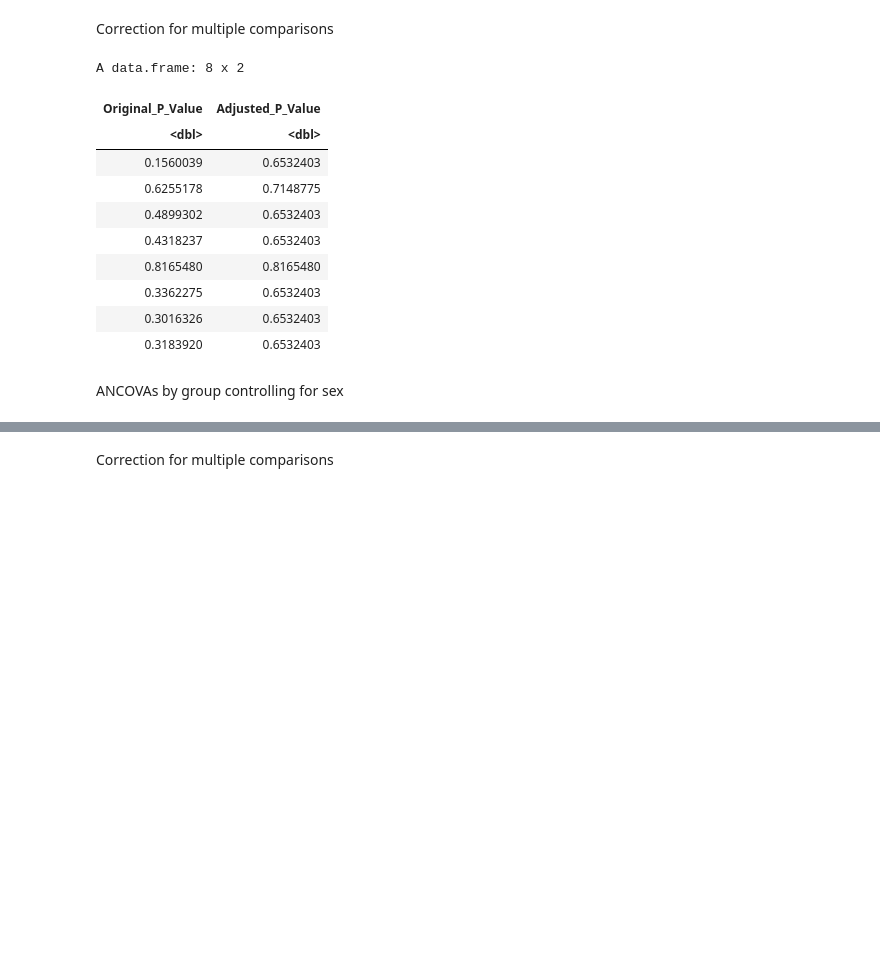
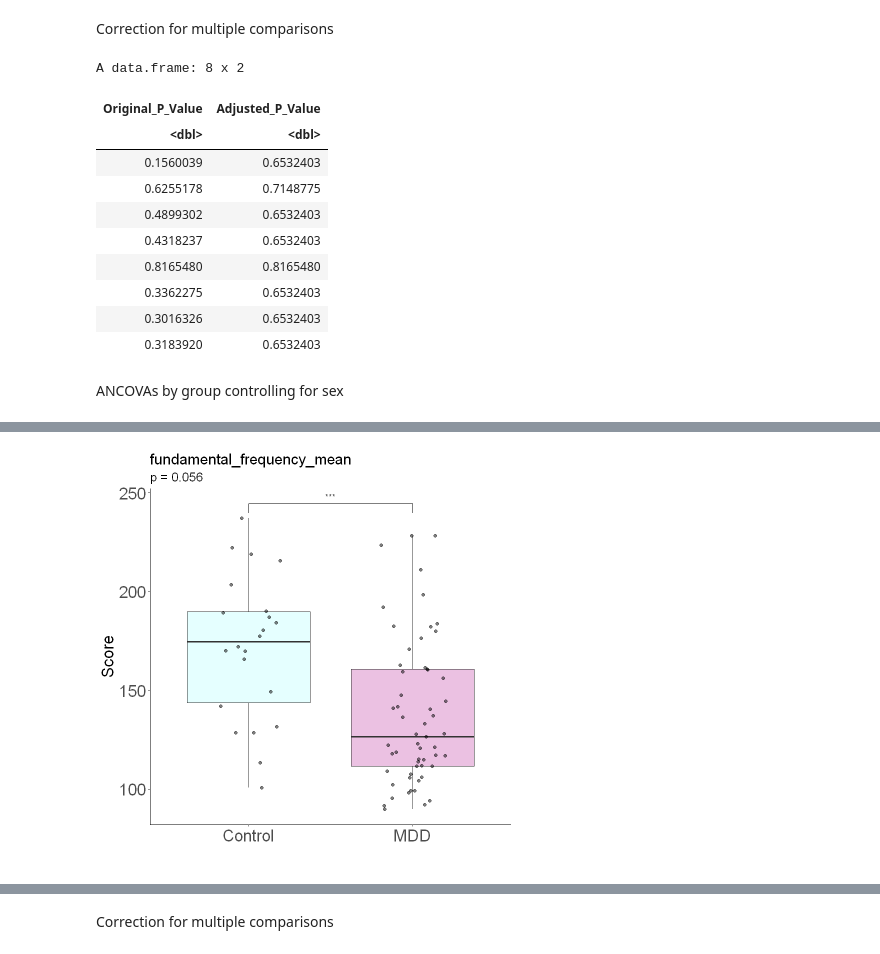
Before and after one commit to micwiseman/Winterlight_GH, a Jupyter notebook: speech_baselin_SOBP.ipynb, the cells around one changed output, grey strips where cells are left out. Drawn from its saved outputs; the diff is of its cells as text; code cells hidden in the pictures; blank space fills up the shorter version.

```diff
--- a/speech_baselin_SOBP.ipynb
+++ b/speech_baselin_SOBP.ipynb
@@ -375,3 +458,99 @@ A data.frame: 8 x 2
 | 0.3183920 | 0.6532403 |
 # %% [markdown]
 ANCOVAs by group controlling for sex
+# %%
+library(ggplot2)
+library(dplyr)
+library(car)
+install.packages("ggpubr")
+library(ggpubr)
+
+covariates <- c("sex", "age_learned_english", "age_screening")
+
+# Initialize lists and data frames
+plots <- list()
+results_ancova <- list()
+# Extend the dataframe to include mean and SD for each group
+ancova_stats_df <- data.frame(Variable = character(),
+                              F_Value = numeric(),
+                              Pr_F = numeric(),
+                              Df = numeric(),
+                              Partial_Eta_Squared = numeric(),
+                              Mean_MDD = numeric(),
+                              SD_MDD = numeric(),
+                              Mean_Control = numeric(),
+                              SD_Control = numeric(),
+                              stringsAsFactors = FALSE)
+
+# Filter your data
+WL_jou_bl_feeling <- WL_full_jou_bl %>% filter(stimulus_filename == "en_instruction_journal_feeling.mp3")
+
+p_values_ancovas <- c()
+
+# Loop through each speech variable
+for (s in speech_variables) {
+    filtered_data <- WL_jou_bl_feeling[!is.na(WL_jou_bl_feeling$participant_group), ]
+
+    formula <- as.formula(paste(s, "~ participant_group +", paste(covariates, collapse = " + ")))
+    model <- lm(formula, data = filtered_data)
+
+    ancova <- Anova(model, type = "III")
+    results_ancova[[s]] <- ancova
+
+    p_value <- ancova$`Pr(>F)`[2]
+    f_value <- ancova$`F`[2]
+    df1 <- ancova$`Df`[1]
+    df2 <- ancova$`Df`[2]
+    ss_effect <- ancova$`Sum Sq`[2]
+    ss_error <- ancova$`Sum Sq`[6]
+    partial_eta_squared <- ss_effect / (ss_effect + ss_error)
+
+    # Calculate mean and SD for each group
+    group_stats <- filtered_data %>%
+                   group_by(participant_group) %>%
+                   summarise(Mean = mean(get(s), na.rm = TRUE),
+                             SD = sd(get(s), na.rm = TRUE)) %>%
+                   arrange(participant_group) # Ensure groups are in the same order
+
+    # Append the calculated statistics
+    ancova_stats_df <- rbind(ancova_stats_df, data.frame(Variable = s,
+                                                         F_Value = f_value,
+                                                         Pr_F = p_value,
+                                                         Df = paste(df1, df2, sep = "/"),
+                                                         Partial_Eta_Squared = partial_eta_squared,
+                                                         Mean_MDD = ifelse(any(group_stats$participant_group == "MDD"), group_stats$Mean[group_stats$participant_group == "MDD"], NA),
+                                                         SD_MDD = ifelse(any(group_stats$participant_group == "MDD"), group_stats$SD[group_stats$participant_group == "MDD"], NA),
+                                                         Mean_Control = ifelse(any(group_stats$participant_group == "Control"), group_stats$Mean[group_stats$participant_group == "Control"], NA),
+                                                         SD_Control = ifelse(any(group_stats$participant_group == "Control"), group_stats$SD[group_stats$participant_group == "Control"], NA)))
+
+    p_label <- ifelse(is.na(p_value), "p = NA", paste("p =", round(p_value, 5)))
+
+    plot_name <- paste(s, "ANCOVA_plot", sep = "_")
+  # Create and display the plot
+  bxp <- ggplot(filtered_data, aes(x = factor(participant_group, levels = c("Control", "MDD", "NA")), y = .data[[s]], fill = participant_group)) +
+    geom_boxplot(position = position_dodge(width = 0.8), alpha = 0.5) +
+    geom_jitter(width = 0.2, alpha = 0.5) +
+    labs(title = s, x = "", y = "Score", subtitle = paste0("p = ", round(p_value, 3))) +
+    theme_classic() +
+    theme(axis.title.x = element_text(size = 20), axis.text.x = element_text(size = 20),
+          axis.title.y = element_text(size = 20), axis.text.y = element_text(size = 20), title = element_text(size = 15)) +
+    scale_fill_manual(values = c("#CCFFFF", "#D783C6")) +
+    theme(legend.position = "none") +
+    geom_signif(comparisons = list(c("Control", "MDD")), map_signif_level = TRUE)
+
+  print(bxp)
+
+    p_values_ancovas <- c(p_values_ancovas, p_value)
+}
+
+# Print the ANCOVA statistics dataframe and p-values vector
+print(ancova_stats_df)
+print(p_values_ancovas)
+
+# Print results and display plots
+print(results_ancova)
+lapply(names(plots), function(x) print(plots[[x]]))
+
+# Save the summary statistics dataframe
+write.csv(ancova_stats_df, "SOBP_ANCOVA_summary_statistics.csv", row.names = FALSE)
+# %% [output]
@@ -377,0 +559 @@ ANCOVAs by group controlling for sex
+[figure, added]
```
Also changed, not shown: parts of 20 cells of this notebook, 18 other files.
